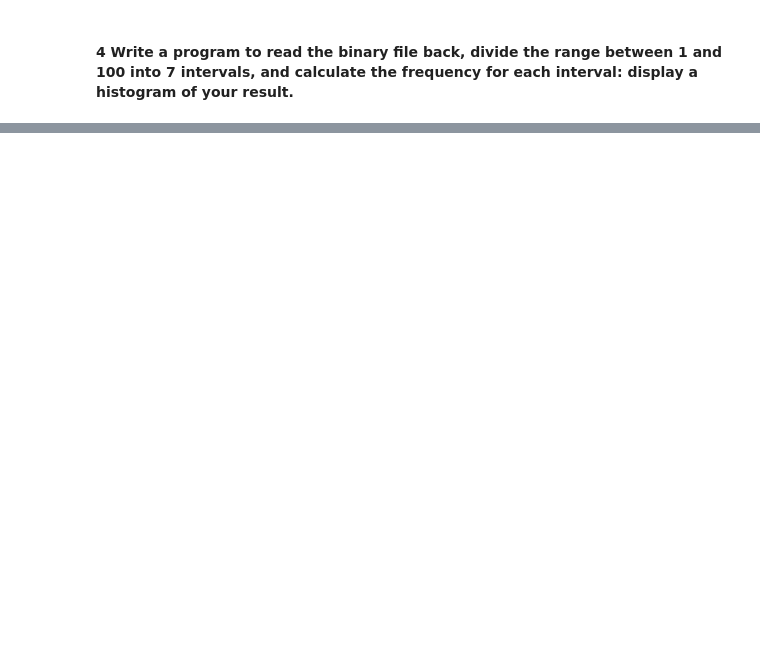
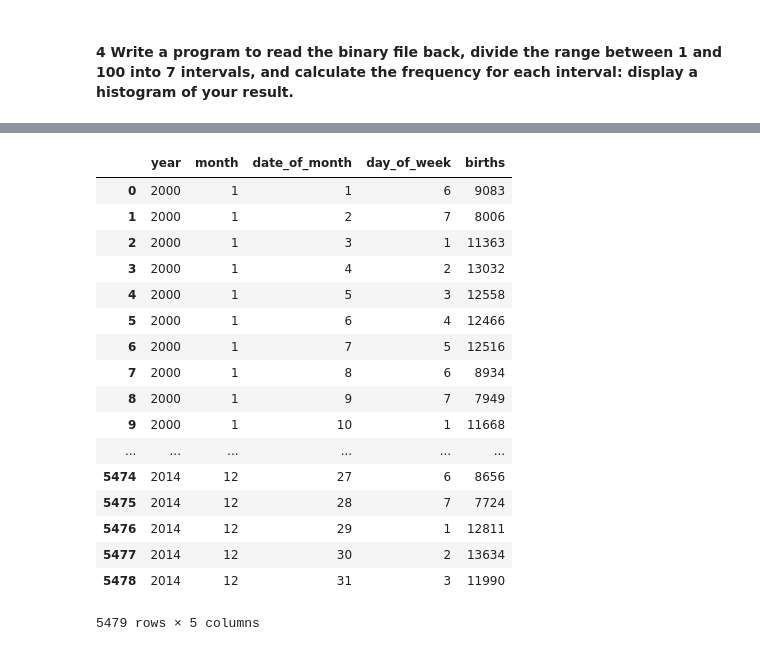
Before and after one commit to jesuszarate/VisForScientificData, a Jupyter notebook: Assignment1/Assignment1.ipynb, the cells around one changed output, grey strips where cells are left out. Saved outputs shown, nothing was run; the diff lists cells and outputs as text; code cells hidden in the pictures; blank space fills up the shorter version.

```diff
--- a/Assignment1/Assignment1.ipynb
+++ b/Assignment1/Assignment1.ipynb
@@ -53,0 +105,27 @@ plt.show()
+# %%
+data = pd.read_csv('data/US_births_2000-2014_SSA.csv')
+
+data
+# grouped = data.groupby('chamber')
+# for name, group in grouped:
+#     #print(name)
+#     print(group)
+# %% [output]
+|  | year | month | date_of_month | day_of_week | births |
+| 0 | 2000 | 1 | 1 | 6 | 9083 |
+| 1 | 2000 | 1 | 2 | 7 | 8006 |
+| 2 | 2000 | 1 | 3 | 1 | 11363 |
+| 3 | 2000 | 1 | 4 | 2 | 13032 |
+| 4 | 2000 | 1 | 5 | 3 | 12558 |
+| 5 | 2000 | 1 | 6 | 4 | 12466 |
+| 6 | 2000 | 1 | 7 | 5 | 12516 |
+| 7 | 2000 | 1 | 8 | 6 | 8934 |
+| 8 | 2000 | 1 | 9 | 7 | 7949 |
+| 9 | 2000 | 1 | 10 | 1 | 11668 |
+| ... | ... | ... | ... | ... | ... |
+| 5474 | 2014 | 12 | 27 | 6 | 8656 |
+| 5475 | 2014 | 12 | 28 | 7 | 7724 |
+| 5476 | 2014 | 12 | 29 | 1 | 12811 |
+| 5477 | 2014 | 12 | 30 | 2 | 13634 |
+| 5478 | 2014 | 12 | 31 | 3 | 11990 |
+5479 rows × 5 columns
```
Also changed, not shown: parts of 16 cells of this notebook.
